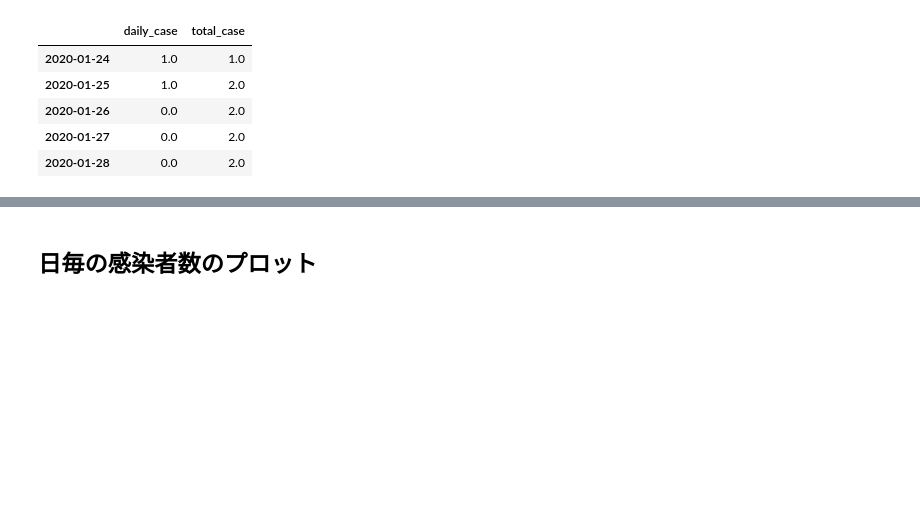
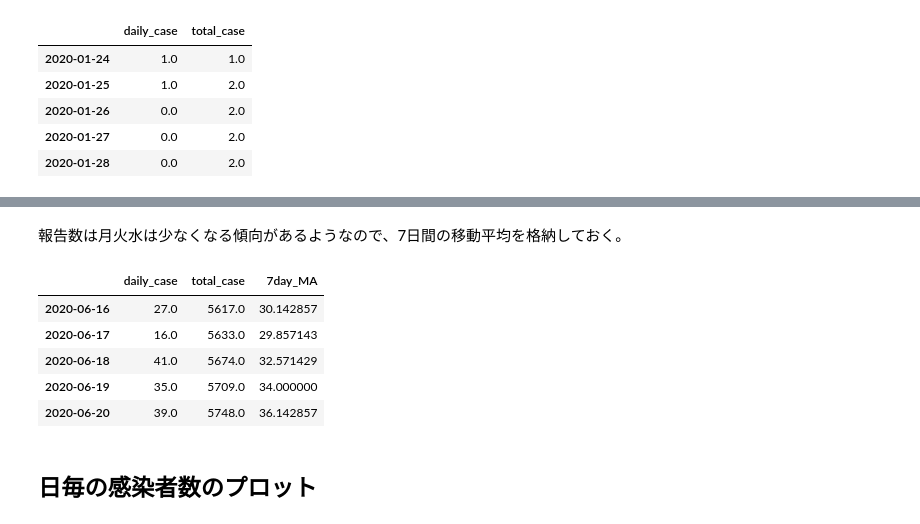
Before and after one commit to dgakane/covid19, a Jupyter notebook: nb/tokyo.ipynb, the cells around one changed output, grey strips where cells are left out. Drawn from its saved outputs; the diff is of its cells as text; code cells hidden in the pictures; blank space fills up the shorter version.

```diff
--- a/nb/tokyo.ipynb
+++ b/nb/tokyo.ipynb
@@ -79,3 +90,15 @@ df_daily.head()
+# %% [markdown]
+報告数は月火水は少なくなる傾向があるようなので、7日間の移動平均を格納しておく。
+# %%
+df_daily["7day_MA"] = df_daily.rolling(7).mean()["daily_case"]
+df_daily.tail()
+# %% [output]
+|  | daily_case | total_case | 7day_MA |
+| 2020-06-16 | 27.0 | 5617.0 | 30.142857 |
+| 2020-06-17 | 16.0 | 5633.0 | 29.857143 |
+| 2020-06-18 | 41.0 | 5674.0 | 32.571429 |
+| 2020-06-19 | 35.0 | 5709.0 | 34.000000 |
+| 2020-06-20 | 39.0 | 5748.0 | 36.142857 |
 # %% [markdown]
 ## 日毎の感染者数のプロット
 # %%
```
Also changed, not shown: parts of 2 cells of this notebook.
